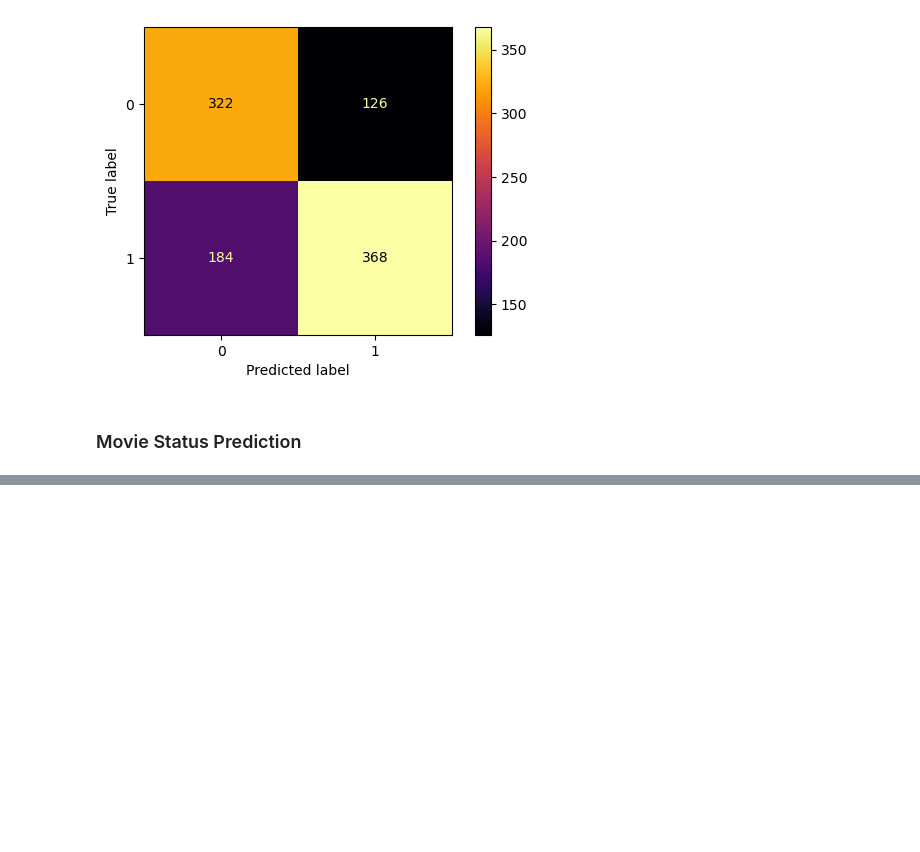
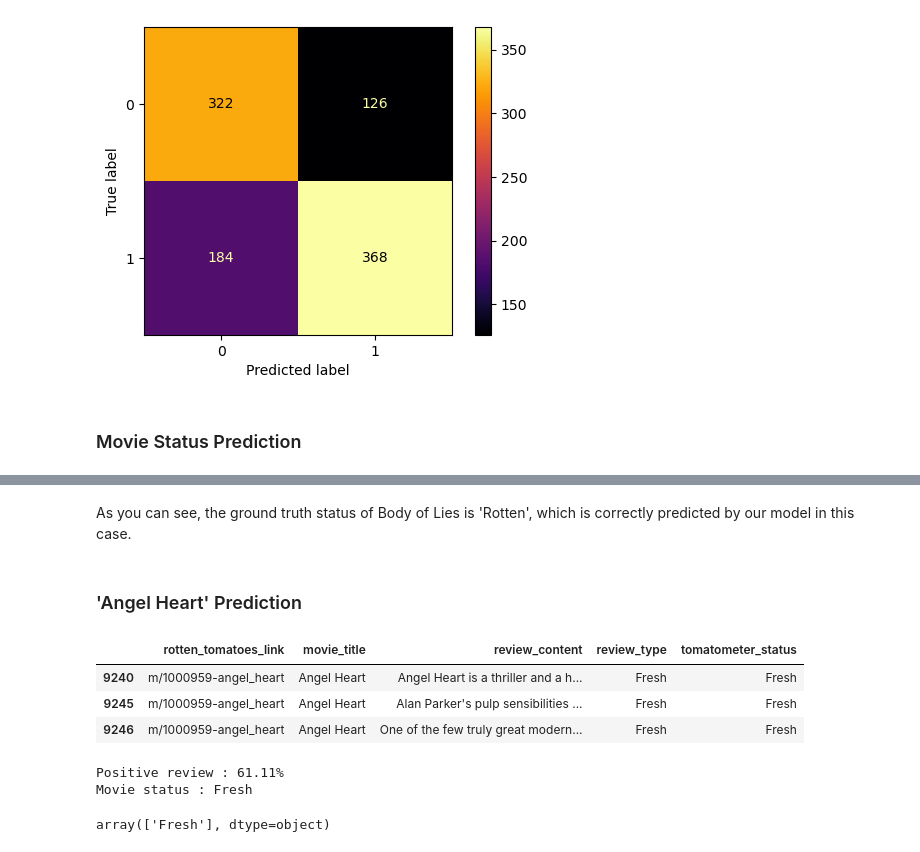
Before and after one commit to tugceturkkal/Data-Projects, a Jupyter notebook: Rotten Tomatoes Movies Rating Prediction.ipynb, the cells around one changed output, grey strips where cells are left out. Drawn from its saved outputs; the diff is of its cells as text; code cells hidden in the pictures; blank space fills up the shorter version.

```diff
--- a/Rotten Tomatoes Movies Rating Prediction.ipynb
+++ b/Rotten Tomatoes Movies Rating Prediction.ipynb
@@ -695,0 +731,22 @@ plot_confusion_matrix(random_forest_weighted, vectorizer.transform(X_test).toarr
+# %% [markdown]
+As you can see, the ground truth status of Body of Lies is 'Rotten', which is correctly predicted by our model in this case.
+# %% [markdown]
+### 'Angel Heart' Prediction
+# %%
+angel_heart = merged_data.loc[merged_data['movie_title'] == 'Angel Heart']
+angel_heart.head(3)
+# %% [output]
+|  | rotten_tomatoes_link | movie_title | review_content | review_type | tomatometer_status |
+| 9240 | m/1000959-angel_heart | Angel Heart | Angel Heart is a thriller and a h... | Fresh | Fresh |
+| 9245 | m/1000959-angel_heart | Angel Heart | Alan Parker's pulp sensibilities ... | Fresh | Fresh |
+| 9246 | m/1000959-angel_heart | Angel Heart | One of the few truly great modern... | Fresh | Fresh |
+# %%
+y_predicted_ah = random_forest_weighted.predict(vectorizer.transform(angel_heart['review_content']).toarray())
+predict_movie_status(y_predicted_ah)
+# %% [output]
+Positive review : 61.11%
+Movie status : Fresh
+# %%
+merged_data['tomatometer_status'].loc[merged_data['movie_title'] == 'Angel Heart'].unique()
+# %% [output]
+array(['Fresh'], dtype=object)
```
Also changed, not shown: parts of 11 cells of this notebook.
